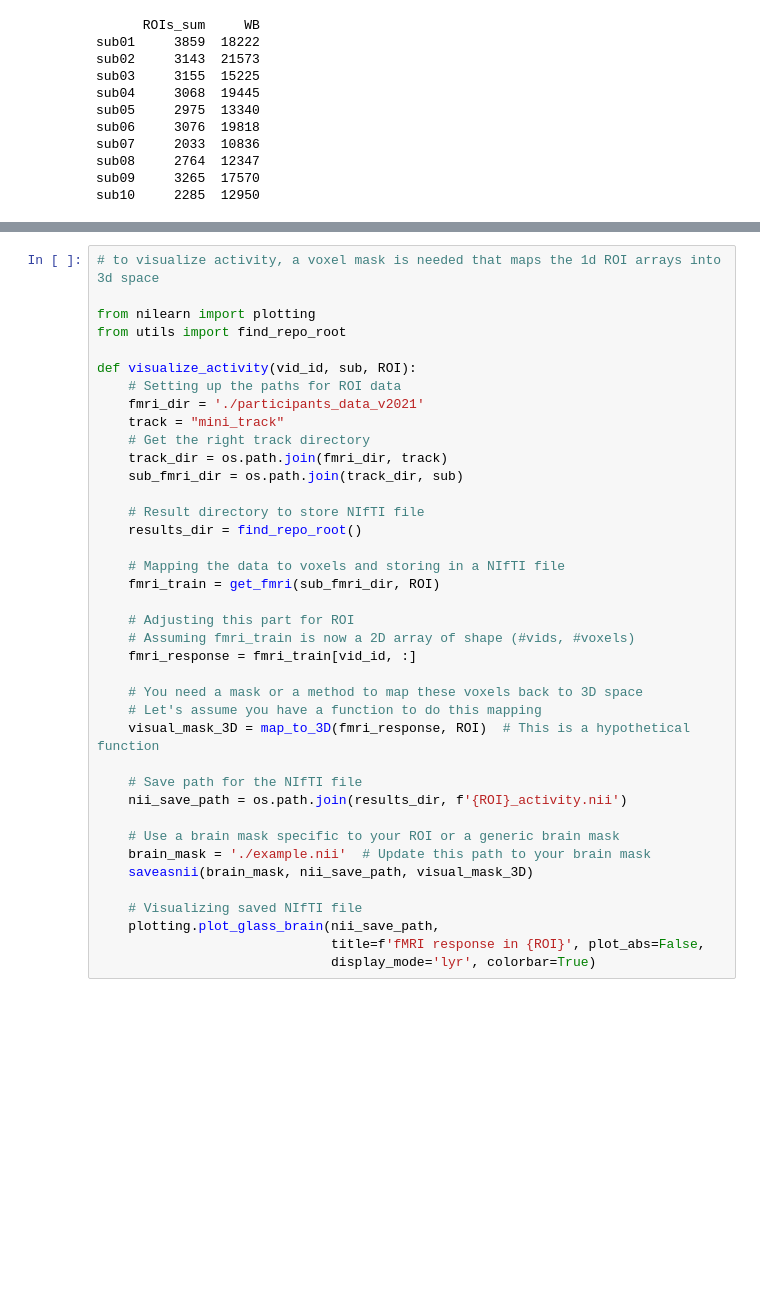
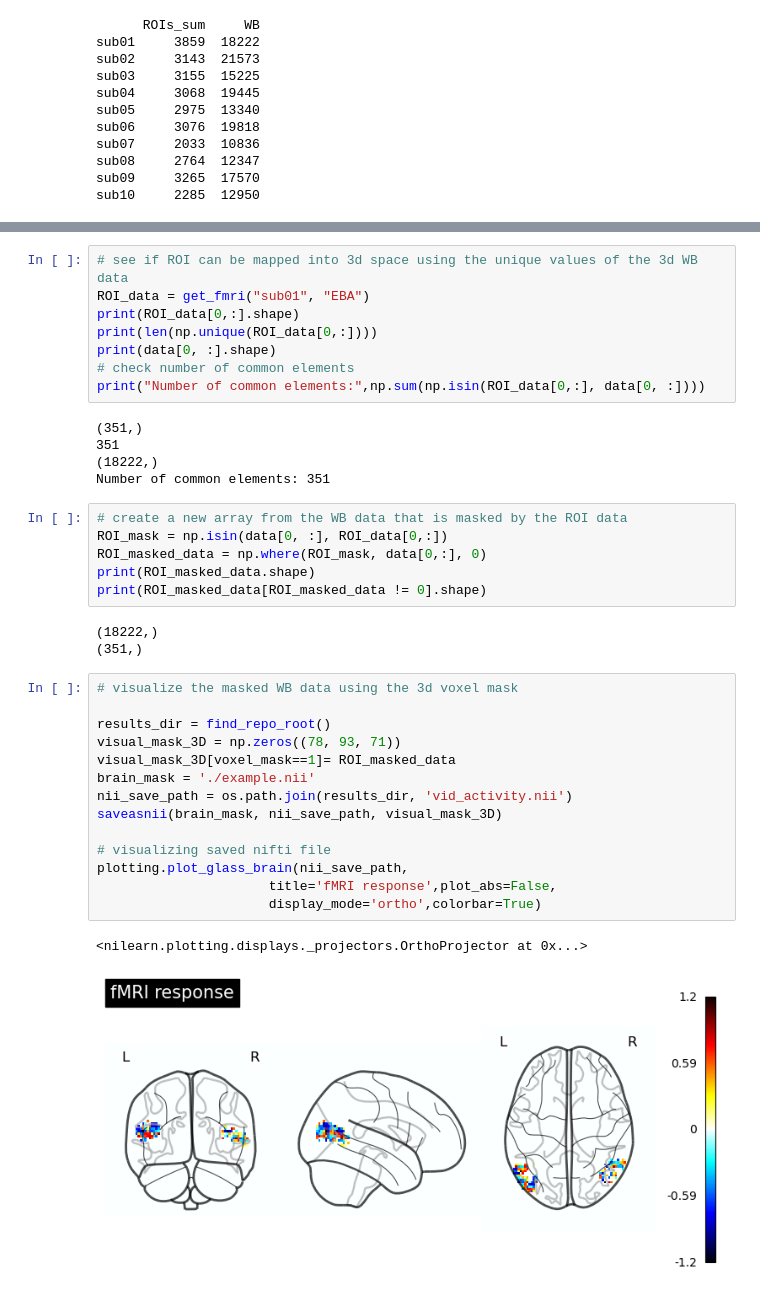
Before and after one commit to mafr22ao/Brainvision_Project, a Jupyter notebook: fmri_preprocessing.ipynb, the cells around one changed output, grey strips where cells are left out. Saved outputs shown, nothing was run; the diff lists cells and outputs as text; blank space fills up the shorter version.

Commit message:
visualization of ROIs and WB

```diff
--- a/fmri_preprocessing.ipynb
+++ b/fmri_preprocessing.ipynb
@@ -196,39 +232,39 @@ sub10     2285  12950
-# %%
-# to visualize activity, a voxel mask is needed that maps the 1d ROI arrays into 3d space
-
-from nilearn import plotting
-from utils import find_repo_root
-
-def visualize_activity(vid_id, sub, ROI):
-    # Setting up the paths for ROI data
-    fmri_dir = './participants_data_v2021'
-    track = "mini_track"
-    # Get the right track directory
-    track_dir = os.path.join(fmri_dir, track)
-    sub_fmri_dir = os.path.join(track_dir, sub)
-
-    # Result directory to store NIfTI file
-    results_dir = find_repo_root()
-
-    # Mapping the data to voxels and storing in a NIfTI file
-    fmri_train = get_fmri(sub_fmri_dir, ROI)
-
-    # Adjusting this part for ROI
-    # Assuming fmri_train is now a 2D array of shape (#vids, #voxels)
-    fmri_response = fmri_train[vid_id, :]
-
-    # You need a mask or a method to map these voxels back to 3D space
-    # Let's assume you have a function to do this mapping
-    visual_mask_3D = map_to_3D(fmri_response, ROI)  # This is a hypothetical function
-
-    # Save path for the NIfTI file
-    nii_save_path = os.path.join(results_dir, f'{ROI}_activity.nii')
-
-    # Use a brain mask specific to your ROI or a generic brain mask
-    brain_mask = './example.nii'  # Update this path to your brain mask
-    saveasnii(brain_mask, nii_save_path, visual_mask_3D)
-
-    # Visualizing saved NIfTI file
-    plotting.plot_glass_brain(nii_save_path,
-                              title=f'fMRI response in {ROI}', plot_abs=False,
-                              display_mode='lyr', colorbar=True)
+# %%
+# see if ROI can be mapped into 3d space using the unique values of the 3d WB data
+ROI_data = get_fmri("sub01", "EBA")
+print(ROI_data[0,:].shape)
+print(len(np.unique(ROI_data[0,:])))
+print(data[0, :].shape)
+# check number of common elements
+print("Number of common elements:",np.sum(np.isin(ROI_data[0,:], data[0, :])))
+# %% [output]
+(351,)
+351
+(18222,)
+Number of common elements: 351
+# %%
+# create a new array from the WB data that is masked by the ROI data
+ROI_mask = np.isin(data[0, :], ROI_data[0,:])
+ROI_masked_data = np.where(ROI_mask, data[0,:], 0)
+print(ROI_masked_data.shape)
+print(ROI_masked_data[ROI_masked_data != 0].shape)
+# %% [output]
+(18222,)
+(351,)
+# %%
+# visualize the masked WB data using the 3d voxel mask
+
+results_dir = find_repo_root()
+visual_mask_3D = np.zeros((78, 93, 71))
+visual_mask_3D[voxel_mask==1]= ROI_masked_data
+brain_mask = './example.nii'
+nii_save_path = os.path.join(results_dir, 'vid_activity.nii')
+saveasnii(brain_mask, nii_save_path, visual_mask_3D)
+
+# visualizing saved nifti file
+plotting.plot_glass_brain(nii_save_path,
+                      title='fMRI response',plot_abs=False,
+                      display_mode='ortho',colorbar=True)
+# %% [output]
+<nilearn.plotting.displays._projectors.OrthoProjector at 0x...>
+[figure, added]
```
Also changed, not shown: parts of 12 cells of this notebook.
